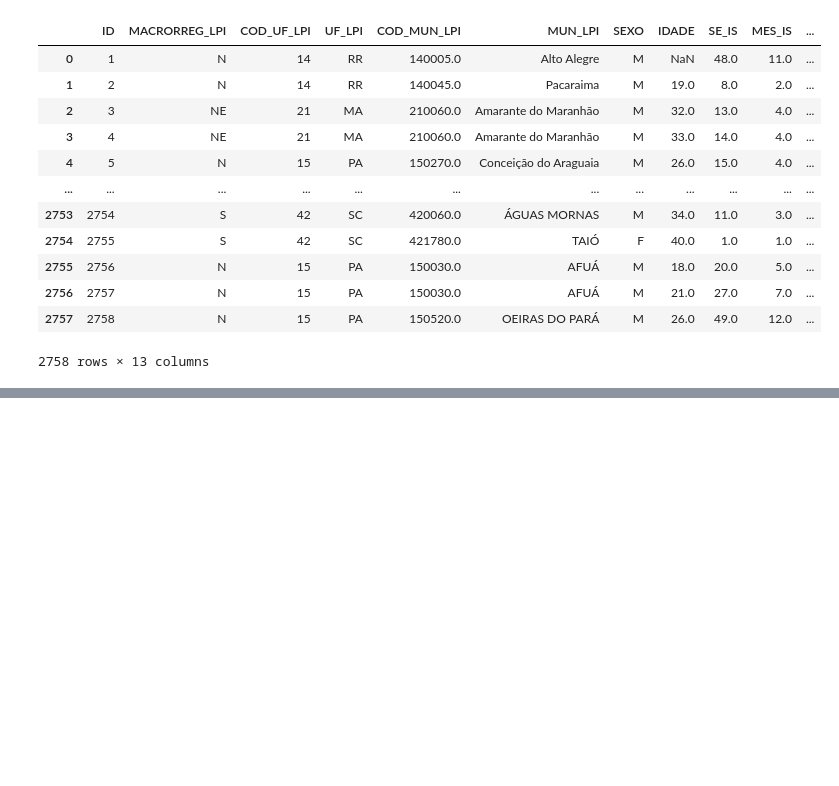
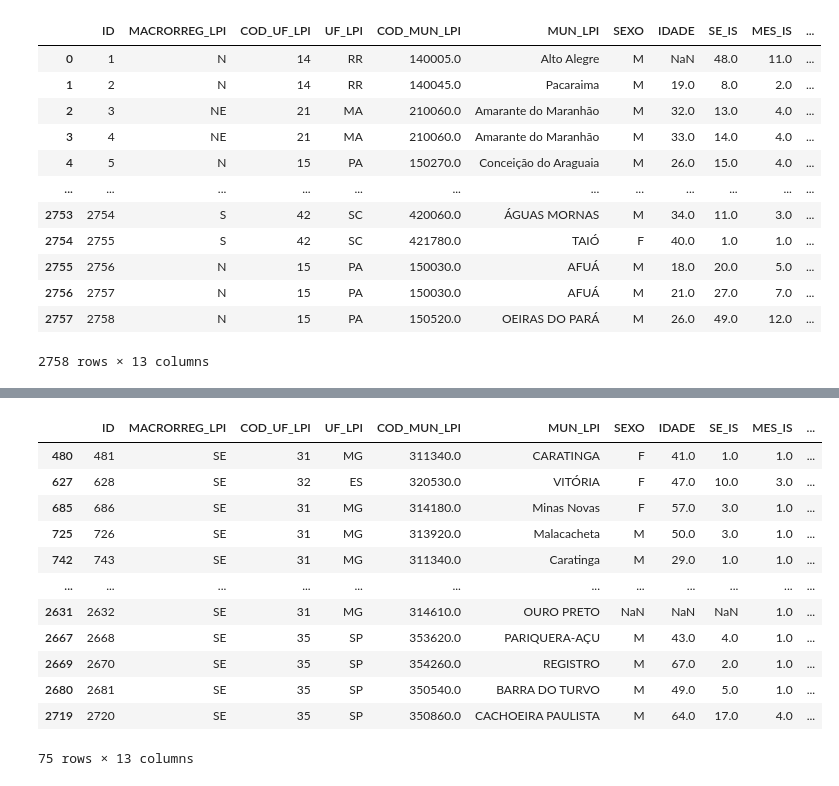
Before and after one commit to veigaeduarda/Biomatem-tica-aplicada-a-epidemiologia, a Jupyter notebook: fa_biomat.ipynb, the cells around one changed output, grey strips where cells are left out. Saved outputs shown, nothing was run; the diff lists cells and outputs as text; code cells hidden in the pictures; blank space fills up the shorter version.

```diff
--- a/fa_biomat.ipynb
+++ b/fa_biomat.ipynb
@@ -42 +62,20 @@ df
+# %%
+df_mortos = df_sudeste.loc[df_sudeste.index[df_sudeste['OBITO']=='IGN']]
+df_mortos
+
+#Casos IGN
+# %% [output]
+|  | ID | MACRORREG_LPI | COD_UF_LPI | UF_LPI | COD_MUN_LPI | MUN_LPI | SEXO | IDADE | SE_IS | MES_IS | ... |
+| 480 | 481 | SE | 31 | MG | 311340.0 | CARATINGA | F | 41.0 | 1.0 | 1.0 | ... |
+| 627 | 628 | SE | 32 | ES | 320530.0 | VITÓRIA | F | 47.0 | 10.0 | 3.0 | ... |
+| 685 | 686 | SE | 31 | MG | 314180.0 | Minas Novas | F | 57.0 | 3.0 | 1.0 | ... |
+| 725 | 726 | SE | 31 | MG | 313920.0 | Malacacheta | M | 50.0 | 3.0 | 1.0 | ... |
+| 742 | 743 | SE | 31 | MG | 311340.0 | Caratinga | M | 29.0 | 1.0 | 1.0 | ... |
+| ... | ... | ... | ... | ... | ... | ... | ... | ... | ... | ... | ... |
+| 2631 | 2632 | SE | 31 | MG | 314610.0 | OURO PRETO | NaN | NaN | NaN | 1.0 | ... |
+| 2667 | 2668 | SE | 35 | SP | 353620.0 | PARIQUERA-AÇU | M | 43.0 | 4.0 | 1.0 | ... |
+| 2669 | 2670 | SE | 35 | SP | 354260.0 | REGISTRO | M | 67.0 | 2.0 | 1.0 | ... |
+| 2680 | 2681 | SE | 35 | SP | 350540.0 | BARRA DO TURVO | M | 49.0 | 5.0 | 1.0 | ... |
+| 2719 | 2720 | SE | 35 | SP | 350860.0 | CACHOEIRA PAULISTA | M | 64.0 | 17.0 | 4.0 | ... |
+75 rows × 13 columns
 # %%
```
Also changed, not shown: parts of 9 cells of this notebook.
